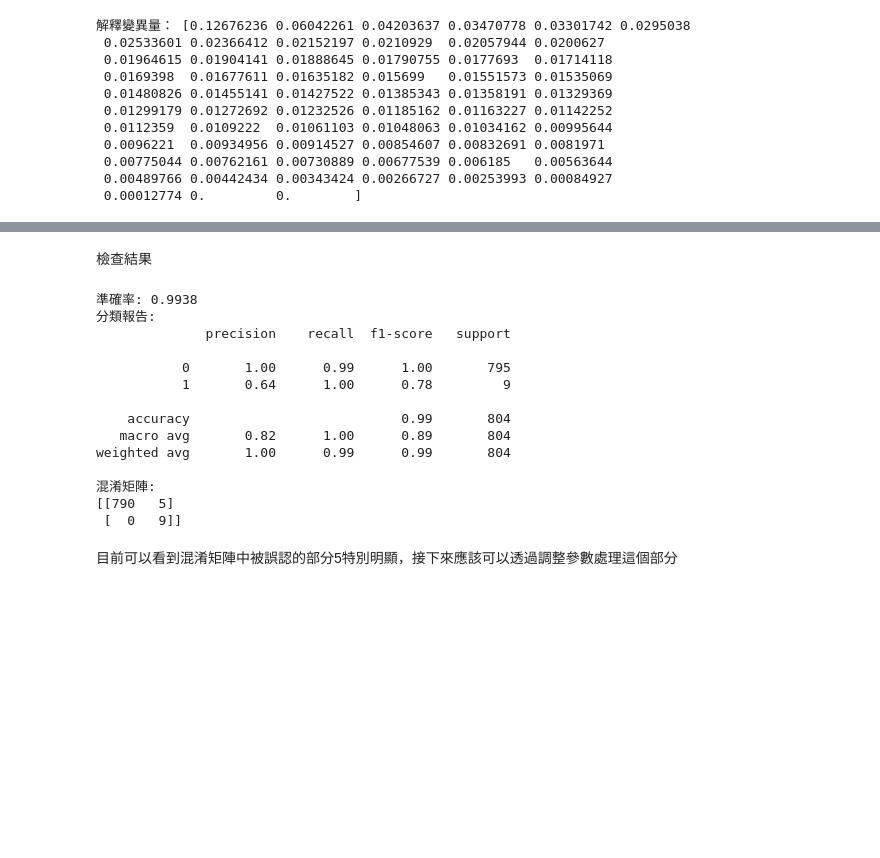
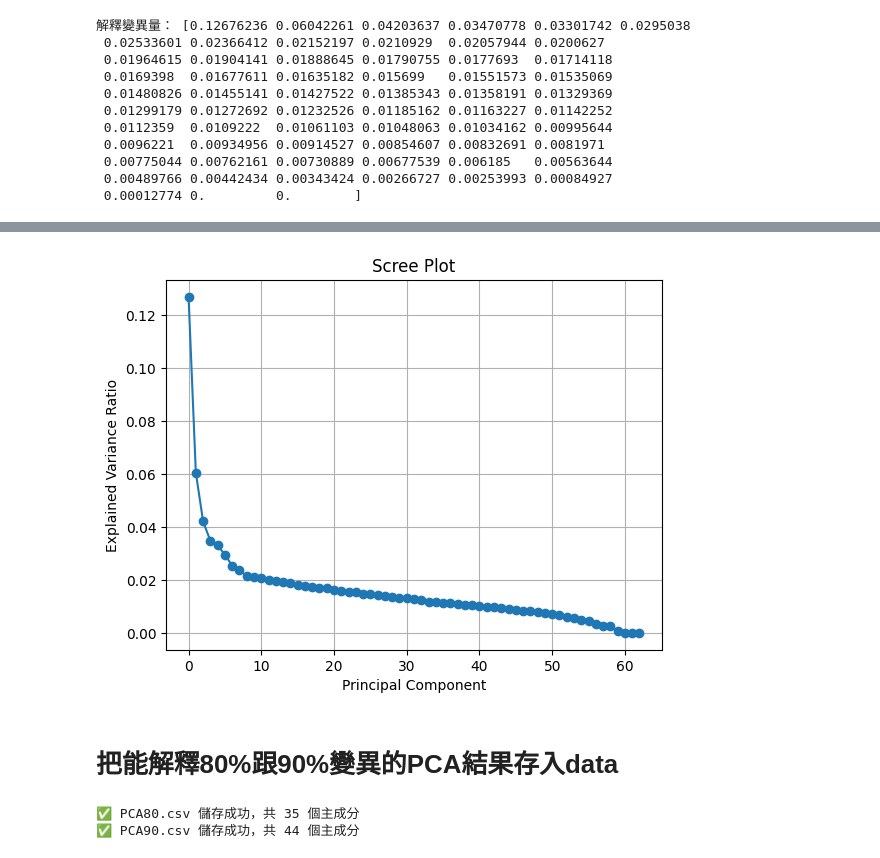
Before and after one commit to Boleefat/NCCU_ML_AI, a Jupyter notebook: step1/PCA.ipynb, the cells around one changed output, grey strips where cells are left out. Drawn from its saved outputs; the diff is of its cells as text; code cells hidden in the pictures; blank space fills up the shorter version.

```diff
--- a/step1/PCA.ipynb
+++ b/step1/PCA.ipynb
@@ -147,36 +83,36 @@ XGBClassifier(base_score=None, booster=None, callbacks=None,
-# %% [markdown]
-檢查結果
-# %%
-from sklearn.metrics import accuracy_score, classification_report, confusion_matrix
-
-# 用測試集進行預測
-y_pred = model.predict(X_test_pca)
-
-# 計算準確率
-accuracy = accuracy_score(y_test, y_pred)
-print(f"準確率: {accuracy:.4f}")
-
-# 顯示分類報告
-print("分類報告:")
-print(classification_report(y_test, y_pred))
-
-# 顯示混淆矩陣
-print("混淆矩陣:")
-print(confusion_matrix(y_test, y_pred))
-# %% [output]
-準確率: 0.9938
-分類報告:
-              precision    recall  f1-score   support
-
-           0       1.00      0.99      1.00       795
-           1       0.64      1.00      0.78         9
-
-    accuracy                           0.99       804
-   macro avg       0.82      1.00      0.89       804
-weighted avg       1.00      0.99      0.99       804
-
-混淆矩陣:
-[[790   5]
- [  0   9]]
-# %% [markdown]
-目前可以看到混淆矩陣中被誤認的部分5特別明顯，接下來應該可以透過調整參數處理這個部分
+# %%
+# 累積變異量
+cumulative_variance = np.cumsum(pca.explained_variance_ratio_)
+plt.plot(pca.explained_variance_ratio_, marker='o')
+plt.xlabel('Principal Component')
+plt.ylabel('Explained Variance Ratio')
+plt.title('Scree Plot')
+plt.grid(True)
+plt.show()
+# %% [output]
+[figure, added]
+# %% [markdown]
+# 把能解釋80%跟90%變異的PCA結果存入data
+# %%
+# 找到80%與90%變異量所需的主成分數
+n_pc_80 = next(i+1 for i, var in enumerate(cumulative_variance) if var >= 0.80)
+n_pc_90 = next(i+1 for i, var in enumerate(cumulative_variance) if var >= 0.90)
+
+# 擷取對應的主成分資料
+X_pca_80 = X_pca[:, :n_pc_80]
+X_pca_90 = X_pca[:, :n_pc_90]
+
+# 轉換成 DataFrame（可以加上 PC 標籤）
+df_pca_80 = pd.DataFrame(X_pca_80, columns=[f'PC{i+1}' for i in range(n_pc_80)])
+df_pca_90 = pd.DataFrame(X_pca_90, columns=[f'PC{i+1}' for i in range(n_pc_90)])
+
+# 儲存為 CSV（可先確保資料夾存在）
+os.makedirs('../data', exist_ok=True)
+df_pca_80.to_csv('../data/PCA80.csv', index=False)
+df_pca_90.to_csv('../data/PCA90.csv', index=False)
+
+print(f'✅ PCA80.csv 儲存成功，共 {n_pc_80} 個主成分')
+print(f'✅ PCA90.csv 儲存成功，共 {n_pc_90} 個主成分')
+# %% [output]
+✅ PCA80.csv 儲存成功，共 35 個主成分
+✅ PCA90.csv 儲存成功，共 44 個主成分
```
Also changed, not shown: parts of 3 cells of this notebook, 2 other files.
